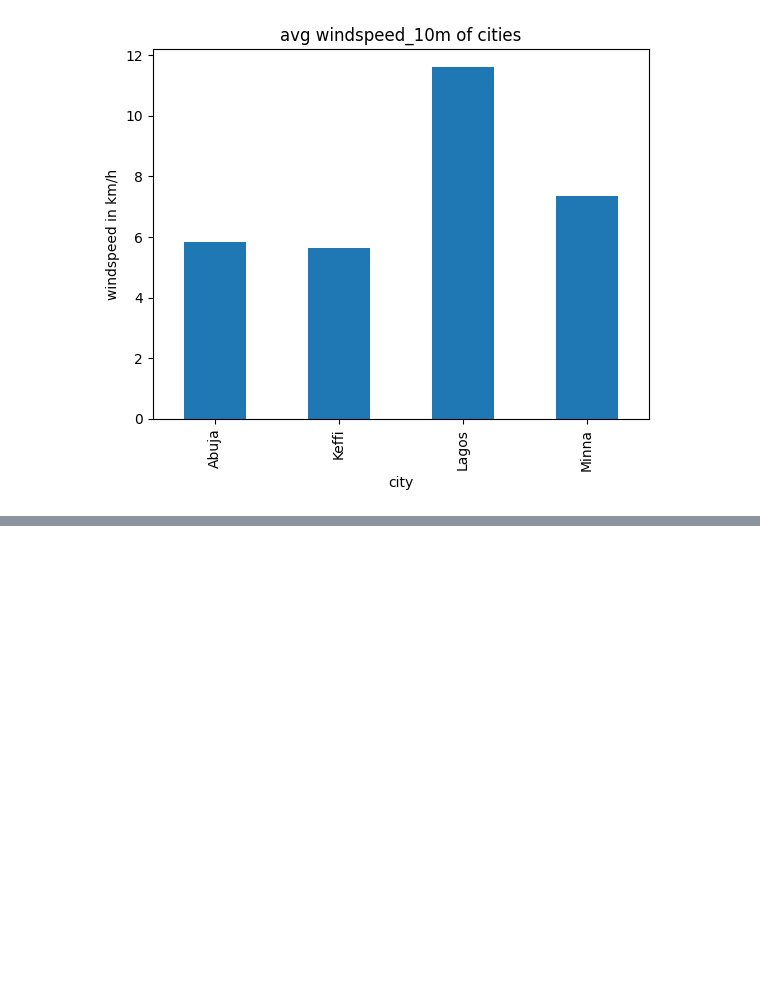
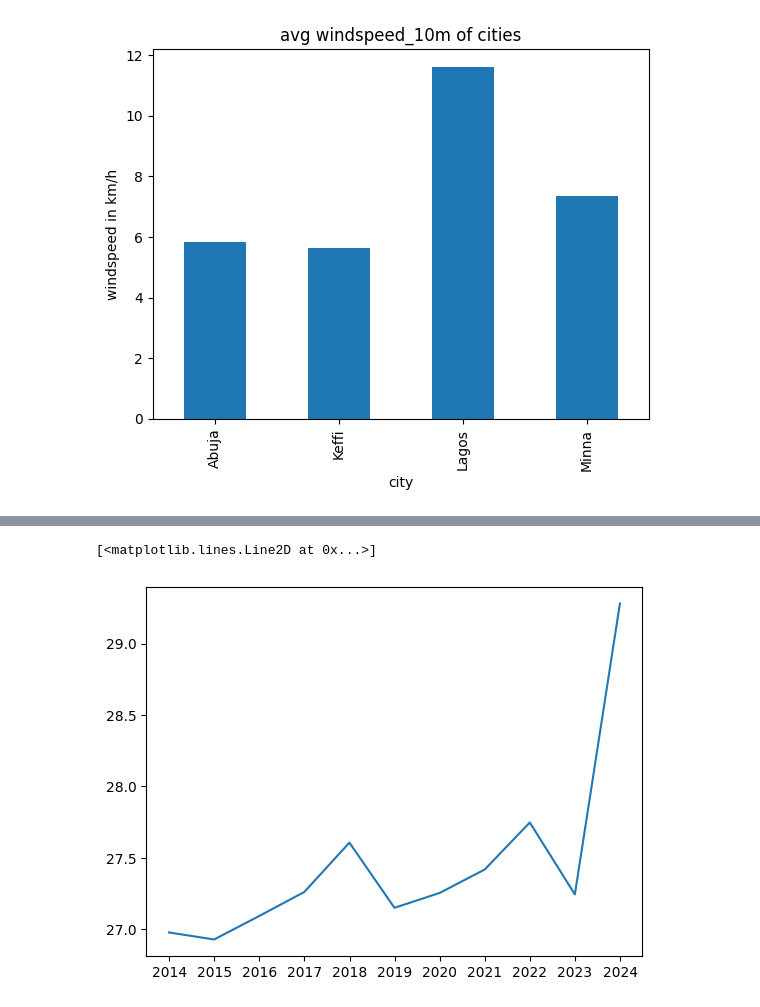
Before and after one commit to vdavidanalyst/Weather_wiz, a Jupyter notebook: analysis.ipynb, the cells around one changed output, grey strips where cells are left out. Cells and saved outputs as stored; diff of their text form; code cells hidden in the pictures; blank space fills up the shorter version.

```diff
--- a/analysis.ipynb
+++ b/analysis.ipynb
@@ -143,0 +155,5 @@ Text(0, 0.5, 'windspeed in km/h')
+# %%
+plt.plot(df['temperature_2m'].resample('Y').mean())
+# %% [output]
+[<matplotlib.lines.Line2D at 0x...>]
+[figure, added]
```
Also changed, not shown: parts of 3 cells of this notebook.
